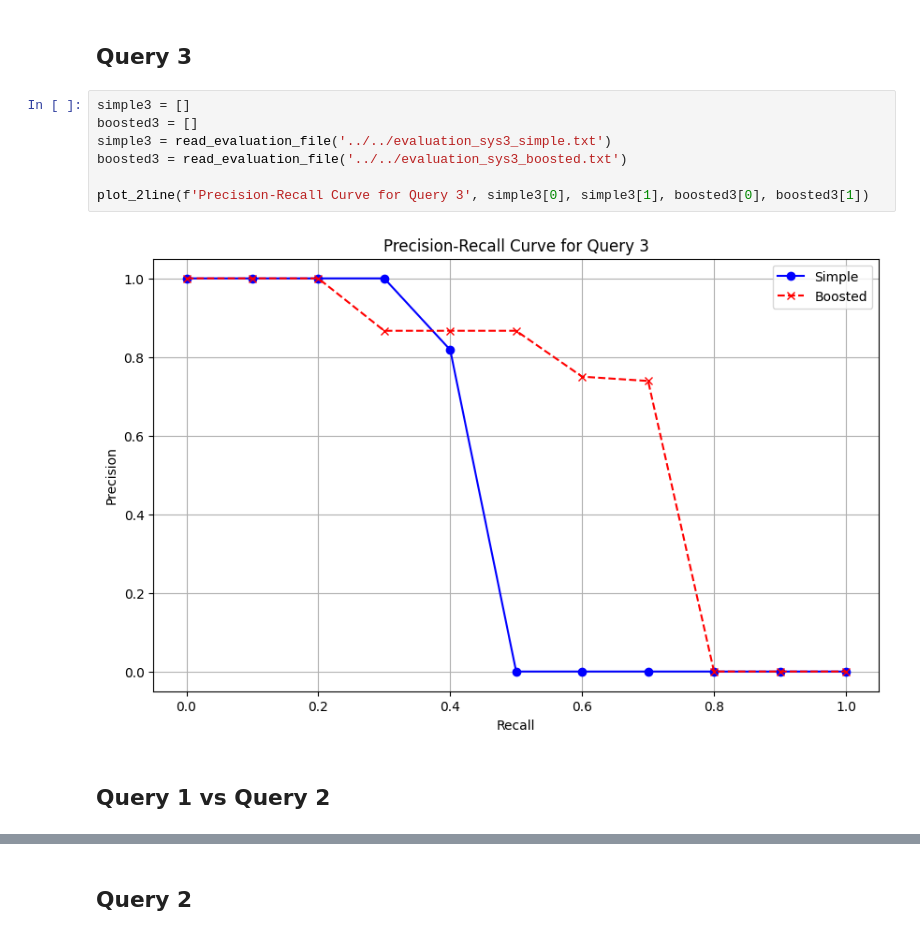
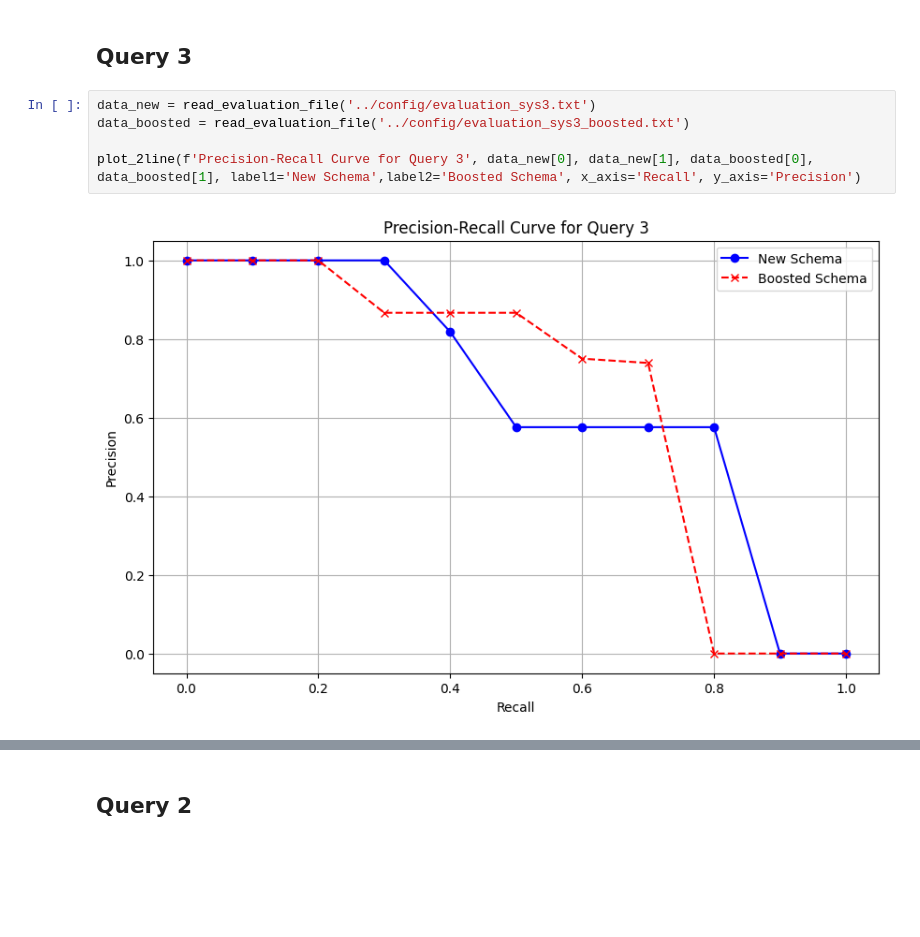
Before and after one commit to vasco-oliv/PRI_T08_G82, a Jupyter notebook: backend/Data_Preparation/evaluation.ipynb, the cells around one changed output, grey strips where cells are left out. Saved outputs shown, nothing was run; the diff lists cells and outputs as text; blank space fills up the shorter version.

```diff
--- a/backend/Data_Preparation/evaluation.ipynb
+++ b/backend/Data_Preparation/evaluation.ipynb
@@ -65,13 +63,9 @@ plot_2line(f'Precision-Recall Curve for Query 2', simple2[0], simple2[1], booste
 # %% [markdown]
 ## Query 3
 # %%
-simple3 = []
-boosted3 = []
-simple3 = read_evaluation_file('../../evaluation_sys3_simple.txt')
-boosted3 = read_evaluation_file('../../evaluation_sys3_boosted.txt')
+data_new = read_evaluation_file('../config/evaluation_sys3.txt')
+data_boosted = read_evaluation_file('../config/evaluation_sys3_boosted.txt')
 
-plot_2line(f'Precision-Recall Curve for Query 3', simple3[0], simple3[1], boosted3[0], boosted3[1])
+plot_2line(f'Precision-Recall Curve for Query 3', data_new[0], data_new[1], data_boosted[0], data_boosted[1], label1='New Schema',label2='Boosted Schema', x_axis='Recall', y_axis='Precision')
 # %% [output]
-[figure, old version]
+[figure, new version]
-# %% [markdown]
-## Query 1 vs Query 2
```
Also changed, not shown: parts of 17 cells of this notebook, 15 other files.
